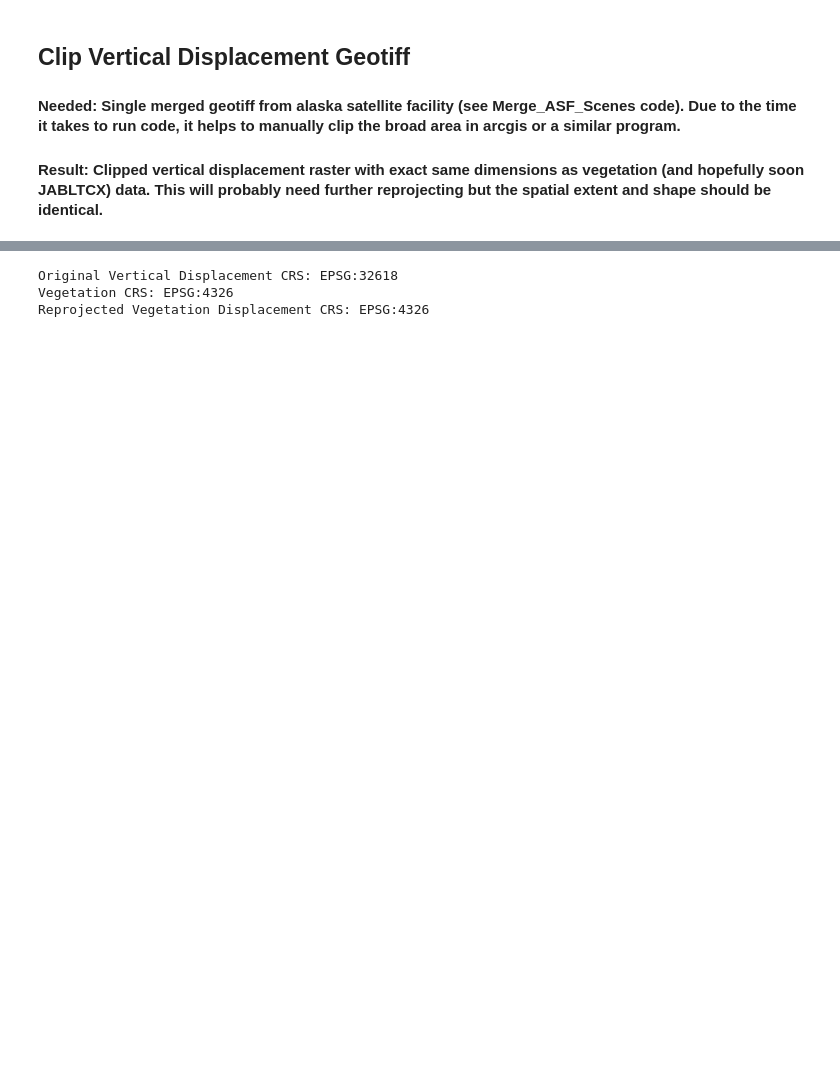
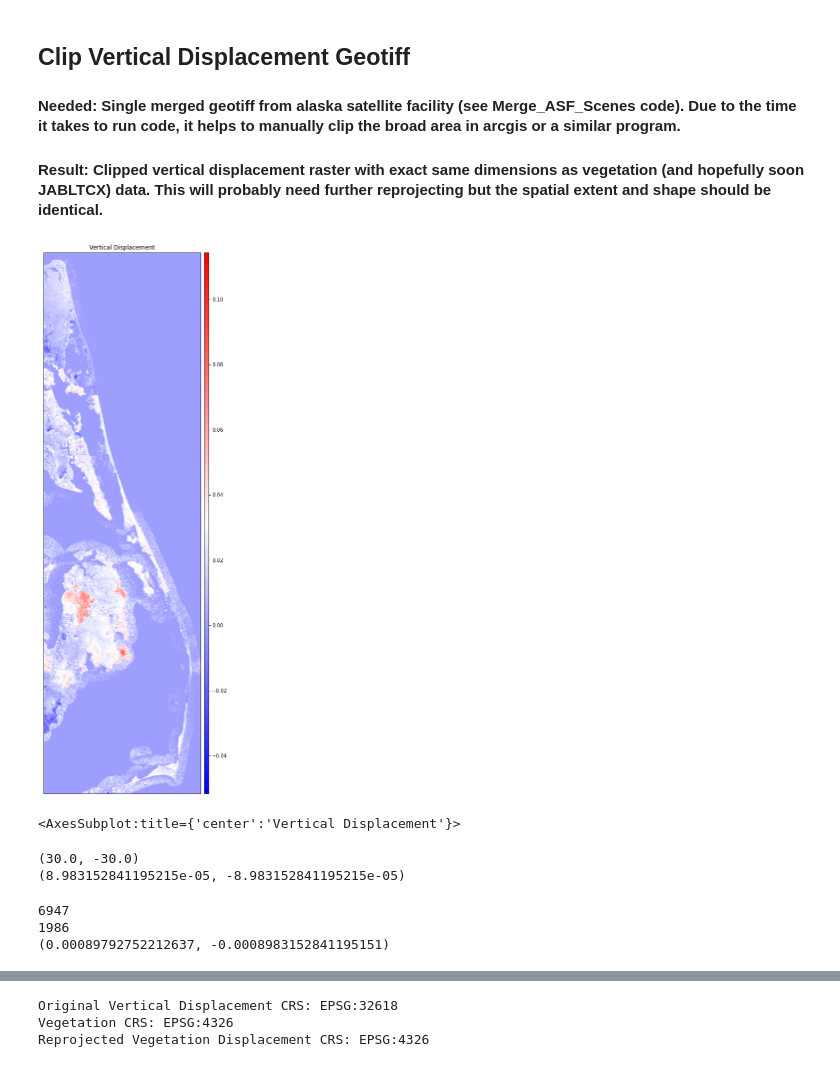
Before and after one commit to tlogie6/Coastal-Bathymetry-Group, a Jupyter notebook: VerticalDisplacement/Code/Clip_Vert_Displacement.ipynb, the cells around one changed output, grey strips where cells are left out. Drawn from its saved outputs; the diff is of its cells as text; code cells hidden in the pictures; blank space fills up the shorter version.

```diff
--- a/VerticalDisplacement/Code/Clip_Vert_Displacement.ipynb
+++ b/VerticalDisplacement/Code/Clip_Vert_Displacement.ipynb
@@ -36,3 +36,44 @@ veg_after = rxr.open_rasterio(
 )
 
 veg = veg_after - veg_before
+# %%
+ep.plot_bands(vert_disp,
+         title="Vertical Displacement",
+         cmap="bwr",
+         figsize = (10,20)
+        )
+# %% [output]
+[figure, added]
+<AxesSubplot:title={'center':'Vertical Displacement'}>
+# %%
+print(vert_disp.rio.resolution())
+print(veg_after.rio.resolution())
+# %% [output]
+(30.0, -30.0)
+(8.983152841195215e-05, -8.983152841195215e-05)
+# %%
+upscale_factor = 0.1
+print(veg.rio.width)
+new_width = round(veg.rio.width * upscale_factor)
+new_height = round(veg.rio.height * upscale_factor)
+print(new_height)
+veg_change_downsampled = veg.rio.reproject(
+    veg.rio.crs,
+    shape=(new_height, new_width),
+    resampling=rio.enums.Resampling.bilinear,
+)
+veg_after_downsampled = veg_after.rio.reproject(
+    veg_after.rio.crs,
+    shape=(new_height, new_width),
+    resampling=rio.enums.Resampling.bilinear,
+)
+veg_before_downsampled = veg_before.rio.reproject(
+    veg_before.rio.crs,
+    shape=(new_height, new_width),
+    resampling=rio.enums.Resampling.bilinear,
+)
+print(veg_change_downsampled.rio.resolution())
+# %% [output]
+6947
+1986
+(0.00089792752212637, -0.0008983152841195151)
```
Also changed, not shown: parts of 25 cells of this notebook, 2 other files.
